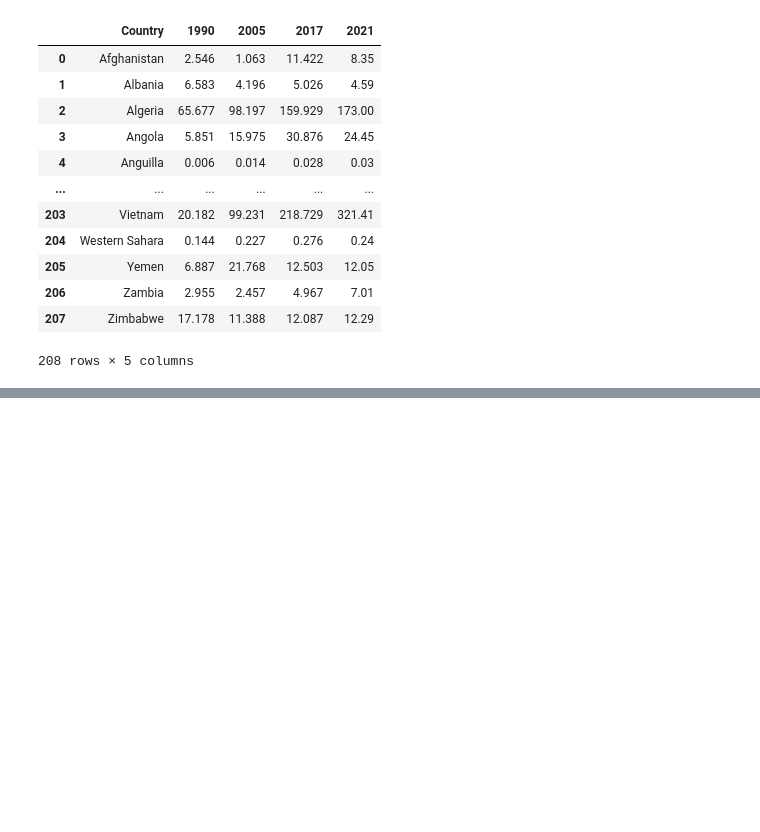
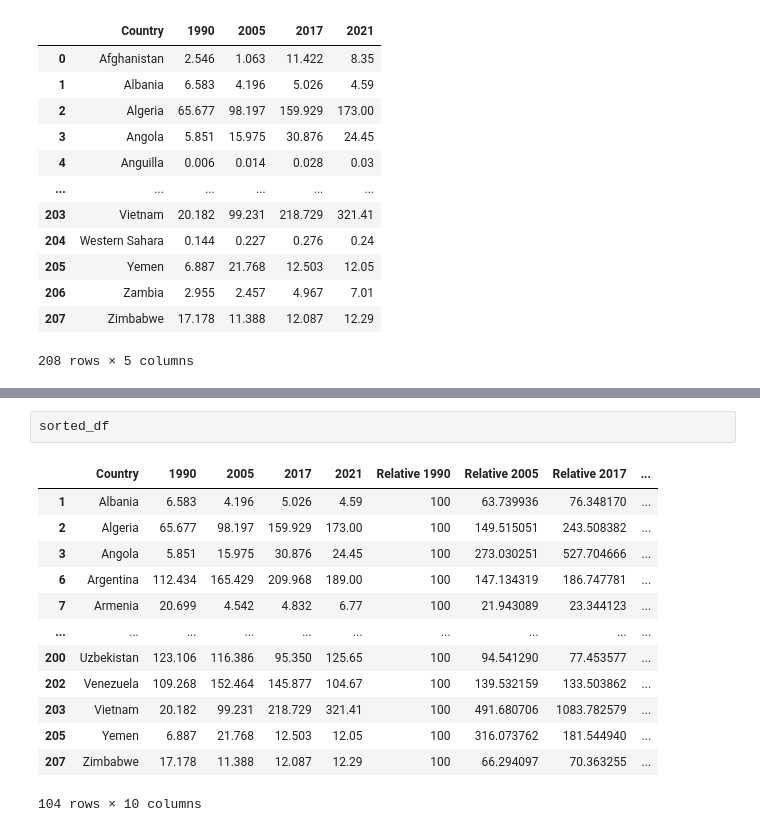
Before and after one commit to rashmi-22-stack/assignment, a Jupyter notebook: co2_emission.ipynb, the cells around one changed output, grey strips where cells are left out. Cells and saved outputs as stored; diff of their text form; blank space fills up the shorter version.

```diff
--- a/co2_emission.ipynb
+++ b/co2_emission.ipynb
@@ -246,0 +282,16 @@ plt.show()
+# %%
+sorted_df
+# %% [output]
+|  | Country | 1990 | 2005 | 2017 | 2021 | Relative 1990 | Relative 2005 | Relative 2017 | ... |
+| 1 | Albania | 6.583 | 4.196 | 5.026 | 4.59 | 100 | 63.739936 | 76.348170 | ... |
+| 2 | Algeria | 65.677 | 98.197 | 159.929 | 173.00 | 100 | 149.515051 | 243.508382 | ... |
+| 3 | Angola | 5.851 | 15.975 | 30.876 | 24.45 | 100 | 273.030251 | 527.704666 | ... |
+| 6 | Argentina | 112.434 | 165.429 | 209.968 | 189.00 | 100 | 147.134319 | 186.747781 | ... |
+| 7 | Armenia | 20.699 | 4.542 | 4.832 | 6.77 | 100 | 21.943089 | 23.344123 | ... |
+| ... | ... | ... | ... | ... | ... | ... | ... | ... | ... |
+| 200 | Uzbekistan | 123.106 | 116.386 | 95.350 | 125.65 | 100 | 94.541290 | 77.453577 | ... |
+| 202 | Venezuela | 109.268 | 152.464 | 145.877 | 104.67 | 100 | 139.532159 | 133.503862 | ... |
+| 203 | Vietnam | 20.182 | 99.231 | 218.729 | 321.41 | 100 | 491.680706 | 1083.782579 | ... |
+| 205 | Yemen | 6.887 | 21.768 | 12.503 | 12.05 | 100 | 316.073762 | 181.544940 | ... |
+| 207 | Zimbabwe | 17.178 | 11.388 | 12.087 | 12.29 | 100 | 66.294097 | 70.363255 | ... |
+104 rows × 10 columns
```
Also changed, not shown: parts of 4 cells of this notebook.
